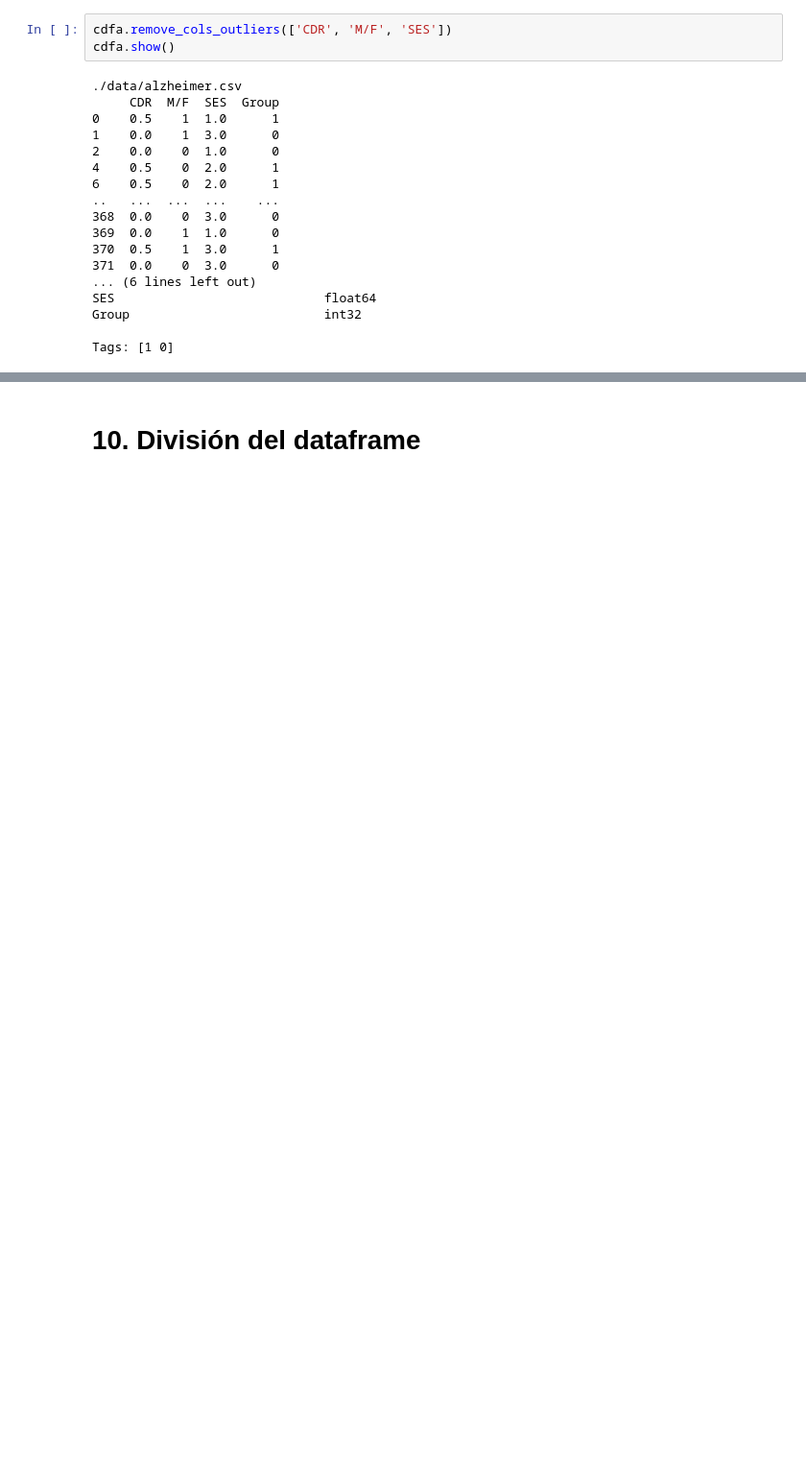
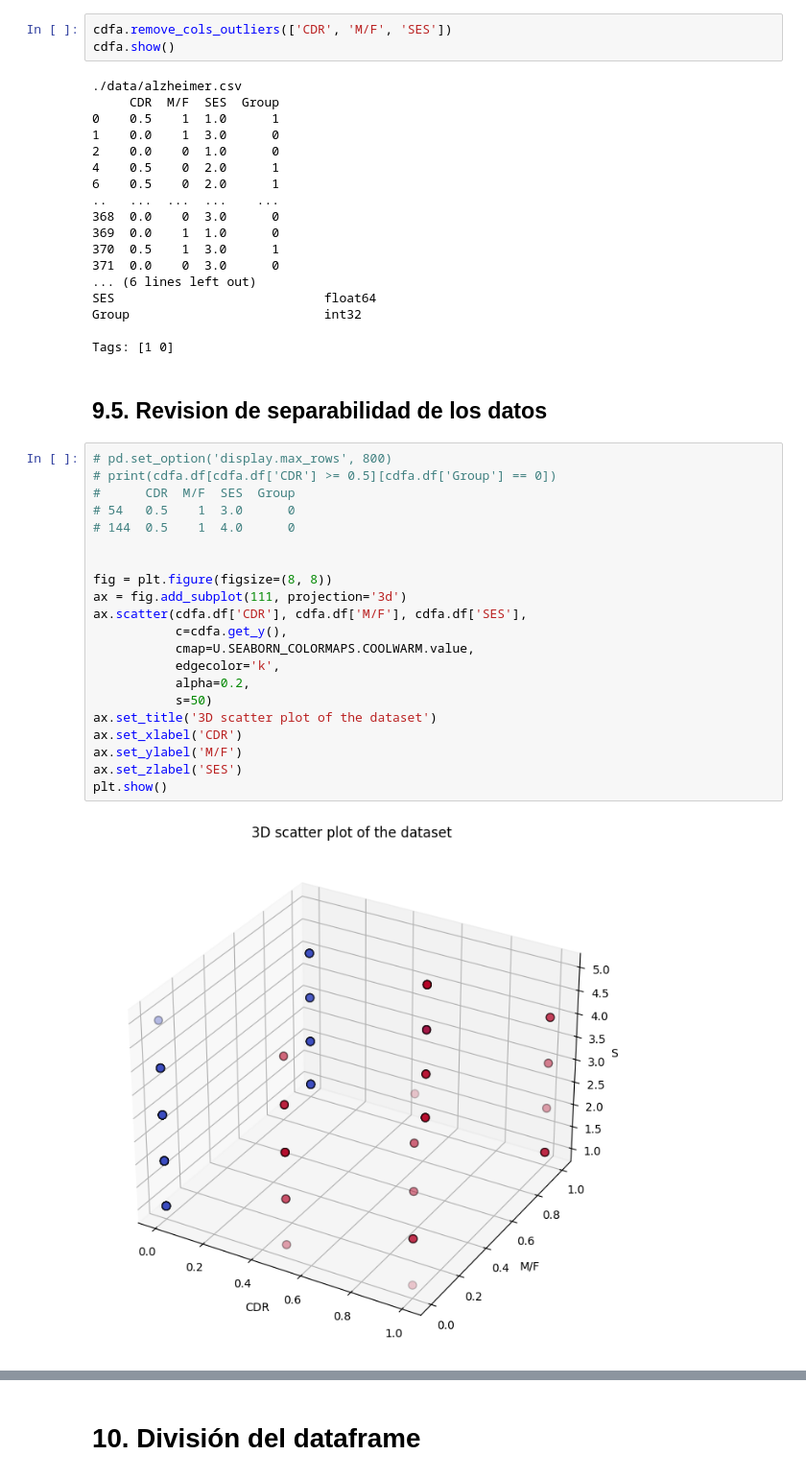
Before and after one commit to MajinLoop/IC6200_AI_P1, a Jupyter notebook: src/alzheimer.ipynb, the cells around one changed output, grey strips where cells are left out. Shown: that part at 96% size. Saved outputs shown, nothing was run; the diff lists cells and outputs as text; blank space fills up the shorter version.

```diff
--- a/src/alzheimer.ipynb
+++ b/src/alzheimer.ipynb
@@ -488,3 +509,28 @@ SES                            float64
 Group                          int32
 
 Tags: [1 0]
+# %% [markdown]
+## 9.5. Revision de separabilidad de los datos
+# %%
+# pd.set_option('display.max_rows', 800)
+# print(cdfa.df[cdfa.df['CDR'] >= 0.5][cdfa.df['Group'] == 0])
+#      CDR  M/F  SES  Group
+# 54   0.5    1  3.0      0
+# 144  0.5    1  4.0      0
+
+
+fig = plt.figure(figsize=(8, 8))
+ax = fig.add_subplot(111, projection='3d')
+ax.scatter(cdfa.df['CDR'], cdfa.df['M/F'], cdfa.df['SES'],
+           c=cdfa.get_y(),
+           cmap=U.SEABORN_COLORMAPS.COOLWARM.value,
+           edgecolor='k',
+           alpha=0.2,
+           s=50)
+ax.set_title('3D scatter plot of the dataset')
+ax.set_xlabel('CDR')
+ax.set_ylabel('M/F')
+ax.set_zlabel('SES')
+plt.show()
+# %% [output]
+[figure, added]
```
Also changed, not shown: parts of 38 cells of this notebook, 1 other file.
